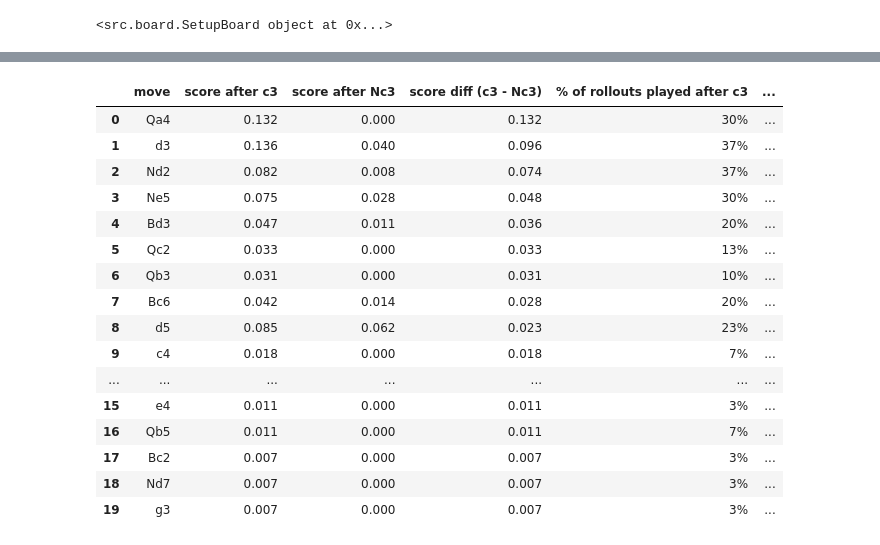
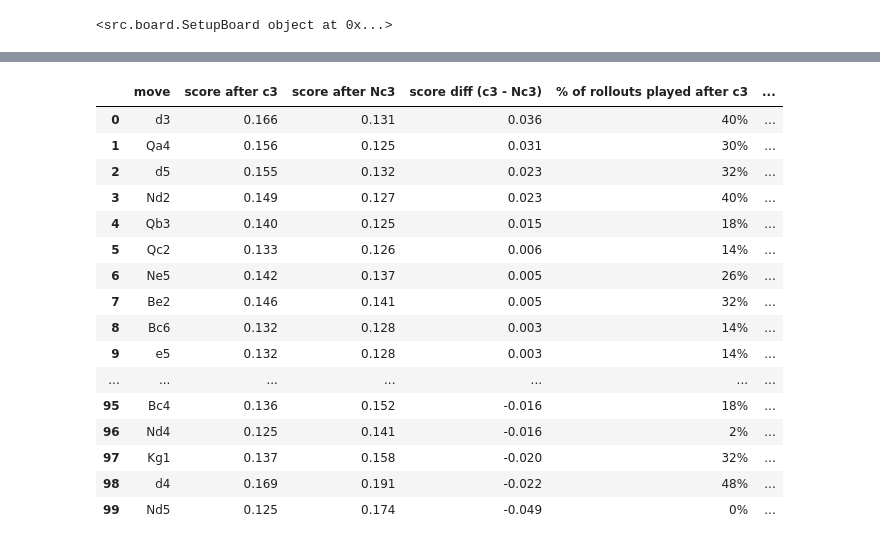
Before and after one commit to andrew-spears/chess-rollout-analyzer, a Jupyter notebook: analysis.ipynb, the cells around one changed output, grey strips where cells are left out. Saved outputs shown, nothing was run; the diff lists cells and outputs as text; code cells hidden in the pictures.

```diff
--- a/analysis.ipynb
+++ b/analysis.ipynb
@@ -26,4 +24,4 @@ b
 # %%
-rows, A, B = analyze(b.board, "c3", "Nc3", n=30, horizon=14, depth=6, temp=0.6, seed=0)
+rows, A, B = analyze(b.board, "c3", "Nc3", n=50, horizon=14, depth=6, temp=0.6, seed=0)
 print(f"{len(rows)} downstream moves scored after each candidate")
 # %% [output]
@@ -52,29 +34,29 @@ Sorted by score difference, so moves played soonest after A are at the top and s
 # %%
 san_a, san_b = b.board.san(A), b.board.san(B)
 df = to_frame(rows, san_a, san_b)
 
-df.head(20).style.bar(subset=[f"score diff ({san_a} - {san_b})"], align="zero",
+df.style.bar(subset=[f"score diff ({san_a} - {san_b})"], align="zero",
                       color=["#e8734c", "#4c9be8"]) \
                  .format("{:.3f}", subset=[f"score after {san_a}",
                                            f"score after {san_b}",
                                            f"score diff ({san_a} - {san_b})"]) \
                  .format("{:.0f}%", subset=[f"% of rollouts played after {san_a}",
                                             f"% of rollouts played after {san_b}"])
 # %% [output]
 |  | move | score after c3 | score after Nc3 | score diff (c3 - Nc3) | % of rollouts played after c3 | ... |
-| 0 | Qa4 | 0.132 | 0.000 | 0.132 | 30% | ... |
-| 1 | d3 | 0.136 | 0.040 | 0.096 | 37% | ... |
-| 2 | Nd2 | 0.082 | 0.008 | 0.074 | 37% | ... |
-| 3 | Ne5 | 0.075 | 0.028 | 0.048 | 30% | ... |
-| 4 | Bd3 | 0.047 | 0.011 | 0.036 | 20% | ... |
-| 5 | Qc2 | 0.033 | 0.000 | 0.033 | 13% | ... |
-| 6 | Qb3 | 0.031 | 0.000 | 0.031 | 10% | ... |
-| 7 | Bc6 | 0.042 | 0.014 | 0.028 | 20% | ... |
-| 8 | d5 | 0.085 | 0.062 | 0.023 | 23% | ... |
-| 9 | c4 | 0.018 | 0.000 | 0.018 | 7% | ... |
+| 0 | d3 | 0.166 | 0.131 | 0.036 | 40% | ... |
+| 1 | Qa4 | 0.156 | 0.125 | 0.031 | 30% | ... |
+| 2 | d5 | 0.155 | 0.132 | 0.023 | 32% | ... |
+| 3 | Nd2 | 0.149 | 0.127 | 0.023 | 40% | ... |
+| 4 | Qb3 | 0.140 | 0.125 | 0.015 | 18% | ... |
+| 5 | Qc2 | 0.133 | 0.126 | 0.006 | 14% | ... |
+| 6 | Ne5 | 0.142 | 0.137 | 0.005 | 26% | ... |
+| 7 | Be2 | 0.146 | 0.141 | 0.005 | 32% | ... |
+| 8 | Bc6 | 0.132 | 0.128 | 0.003 | 14% | ... |
+| 9 | e5 | 0.132 | 0.128 | 0.003 | 14% | ... |
 | ... | ... | ... | ... | ... | ... | ... |
-| 15 | e4 | 0.011 | 0.000 | 0.011 | 3% | ... |
-| 16 | Qb5 | 0.011 | 0.000 | 0.011 | 7% | ... |
-| 17 | Bc2 | 0.007 | 0.000 | 0.007 | 3% | ... |
-| 18 | Nd7 | 0.007 | 0.000 | 0.007 | 3% | ... |
-| 19 | g3 | 0.007 | 0.000 | 0.007 | 3% | ... |
+| 95 | Bc4 | 0.136 | 0.152 | -0.016 | 18% | ... |
+| 96 | Nd4 | 0.125 | 0.141 | -0.016 | 2% | ... |
+| 97 | Kg1 | 0.137 | 0.158 | -0.020 | 32% | ... |
+| 98 | d4 | 0.169 | 0.191 | -0.022 | 48% | ... |
+| 99 | Nd5 | 0.125 | 0.174 | -0.049 | 0% | ... |
```
Also changed, not shown: parts of 5 cells of this notebook, 4 other files.
